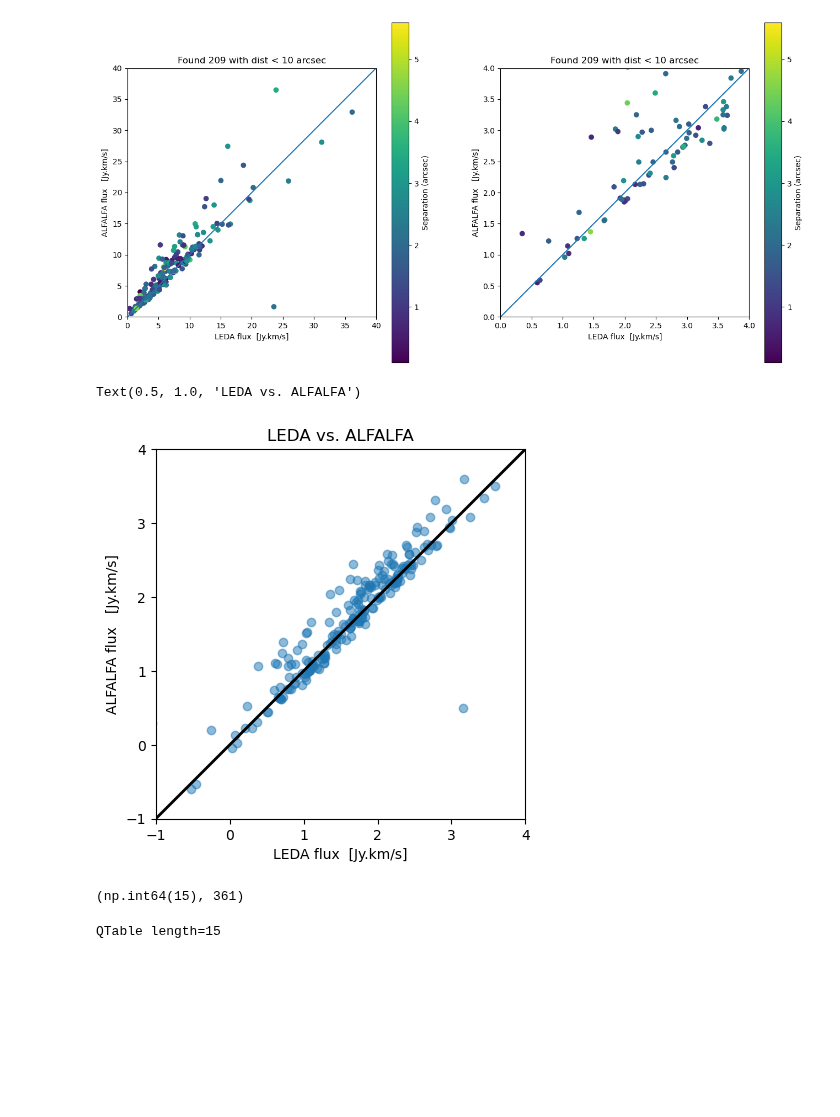
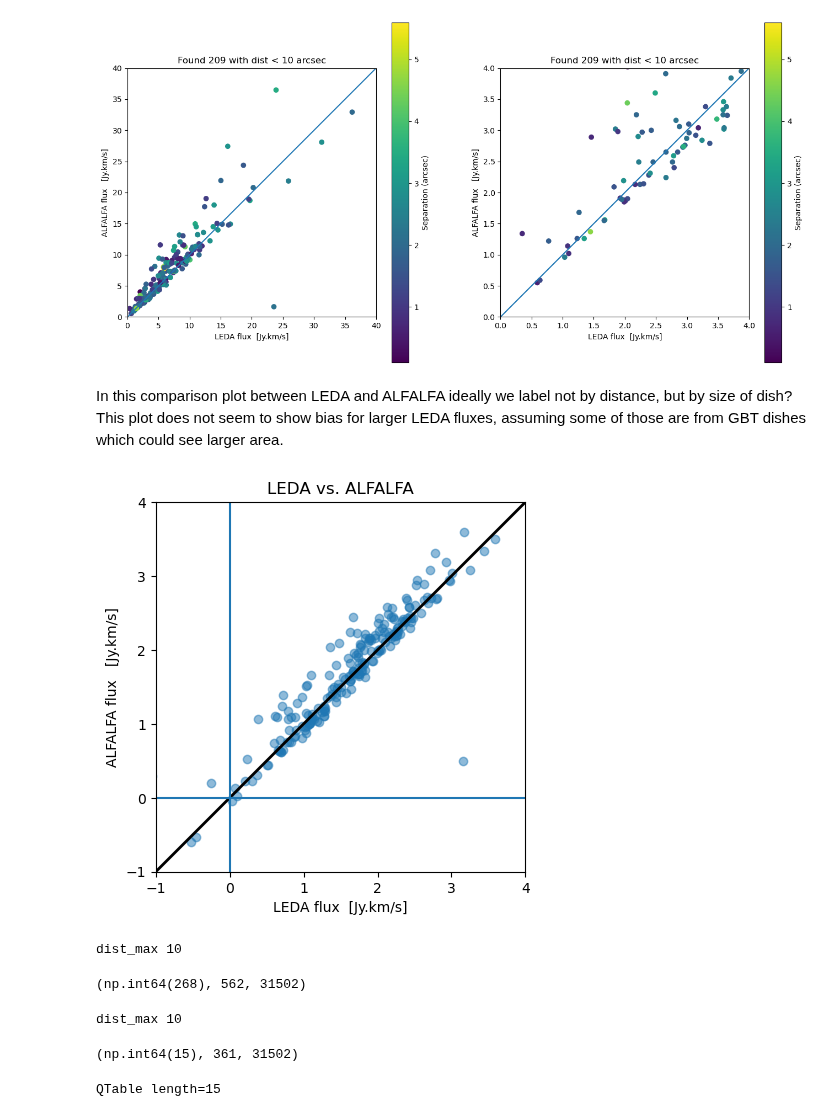
Before and after one commit to teuben/GBT-EDGE-HI, a Jupyter notebook: gals/hi_surveys.ipynb, the cells around one changed output. Saved outputs shown, nothing was run; the diff lists cells and outputs as text; code cells hidden in the pictures; blank space fills up the shorter version.

```diff
--- a/gals/hi_surveys.ipynb
+++ b/gals/hi_surveys.ipynb
@@ -407,0 +447,4 @@ WARNING: MergeConflictWarning: Cannot merge meta key 'date' types <class 'str'>
+# %%
+f = t3["SigInt"]
+idx = np.where(~np.isnan(f))[0]
+print(f"There are {len(idx)}/{len(f)} with valid flux")
@@ -796,19 +847,22 @@ for i in [0,1]:
     ax[i].set_title(f"Found {cnt1} with dist < {dist_max} arcsec")
 # %% [output]
 [figure]
+# %% [markdown]
+In this comparison plot between LEDA and ALFALFA ideally we label not by distance, but by size of dish? This plot does not seem to show  bias for larger LEDA fluxes, assuming some of those are from GBT dishes which could see larger area.
 # %%
 fig, ax = plt.subplots()
 fmax = [40,4]
 
 pp=ax.scatter(np.log(flux1y.value),np.log(flux100y), alpha=0.5)
 ax.set_ylabel("ALFALFA flux   [Jy.km/s]")
 ax.set_xlabel("LEDA flux  [Jy.km/s]")
 ax.set_xlim(-1,4)
 ax.set_ylim(-1,4)
 ax.set_aspect("equal")
 ax.plot([-3,6],[-3,6], color="black", lw=2)
-ax.set_title(f"LEDA vs. ALFALFA")
+ax.axhline(0)
+ax.axvline(0)
+ax.set_title(f"LEDA vs. ALFALFA");
 # note some of the LEDA fluxes are probably from ALFALFA !!
 # %% [output]
-Text(0.5, 1.0, 'LEDA vs. ALFALFA')
-[figure, old version]
+[figure, new version]
@@ -814,0 +871,11 @@ Text(0.5, 1.0, 'LEDA vs. ALFALFA')
+# %%
+# compare the ones where we  have HI
+idx, sep, _ = t5y_c.match_to_catalog_sky(a100_c)
+a100y = a100[idx]
+
+mask5y = sep < dist_max * u.arcsec
+print("dist_max",dist_max)
+(sep < dist_max * u.arcsec).sum(), len(t5y_c), len(a100_c)
+# %% [output]
+dist_max 10
+(np.int64(268), 562, 31502)
@@ -818,9 +887,11 @@ idx, sep, _ = t5n_c.match_to_catalog_sky(a100_c)
 a100n = a100[idx]
 
 mask5n = sep < dist_max * u.arcsec
-(sep < dist_max * u.arcsec).sum(), len(t5n_c)
+print("dist_max",dist_max)
+(sep < dist_max * u.arcsec).sum(), len(t5n_c), len(a100_c)
 # %% [output]
-(np.int64(15), 361)
+dist_max 10
+(np.int64(15), 361, 31502)
 # %%
 # galaxies that should have ALFALFA flux
 t5n[mask5n]
```
Also changed, not shown: parts of 32 cells of this notebook.
